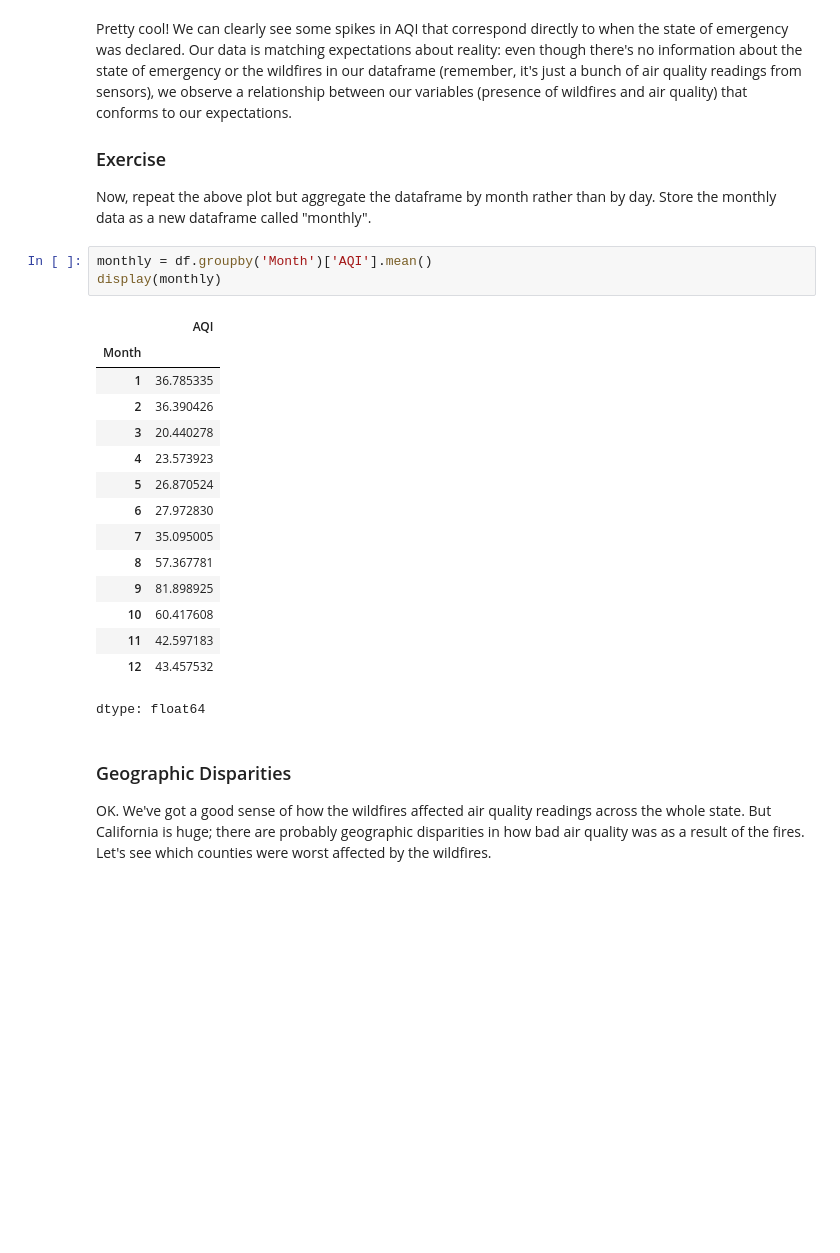
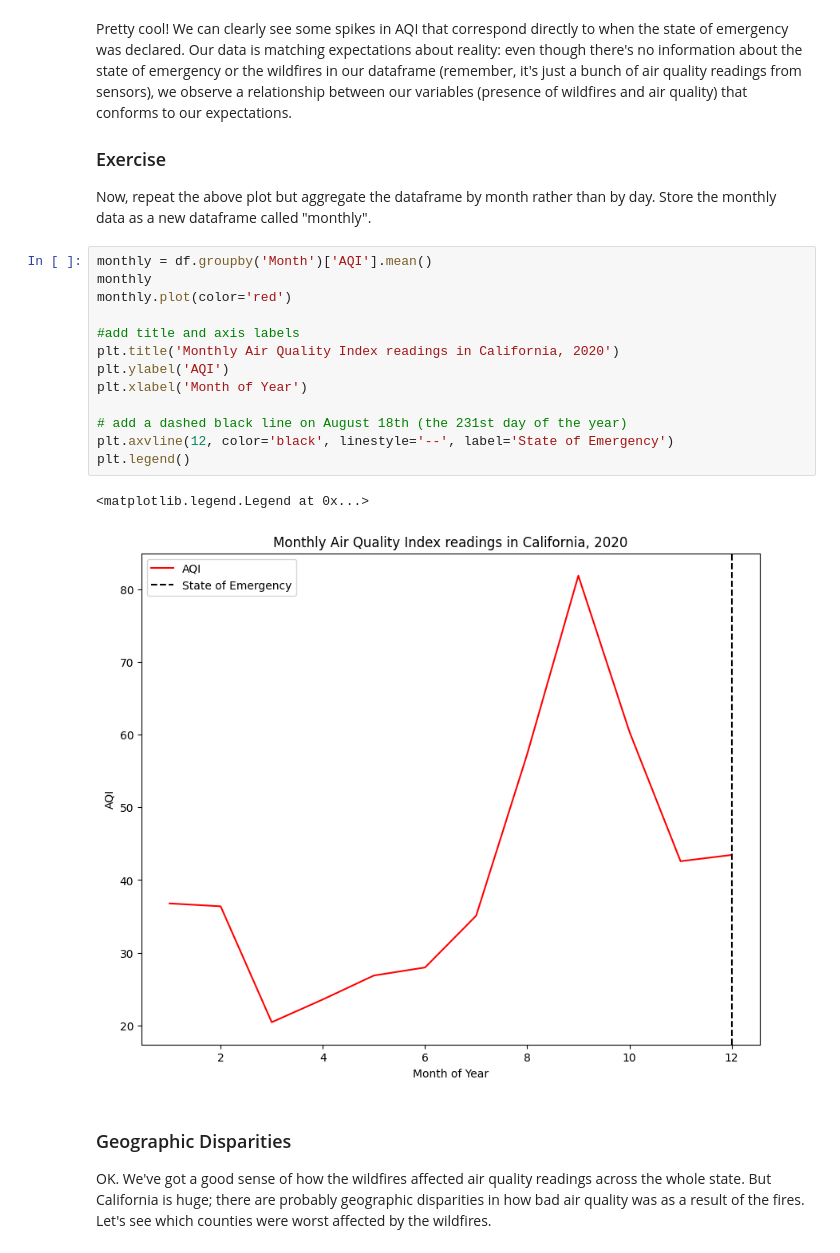
Before and after one commit to DiegoArgn/QM-2, a Jupyter notebook: w03_spatial_data.ipynb, the cells around one changed output. Drawn from its saved outputs; the diff is of its cells as text; blank space fills up the shorter version.

```diff
--- a/w03_spatial_data.ipynb
+++ b/w03_spatial_data.ipynb
@@ -197,25 +195,22 @@ Pretty cool! We can clearly see some spikes in AQI that correspond directly to w
 
 ### Exercise
 Now, repeat the above plot but aggregate the dataframe by month rather than by day. Store the monthly data as a new dataframe called "monthly".
-# %%
-monthly = df.groupby('Month')['AQI'].mean()
-display(monthly)
-# %% [output]
-|  | AQI |
-| Month |  |
-| 1 | 36.785335 |
-| 2 | 36.390426 |
-| 3 | 20.440278 |
-| 4 | 23.573923 |
-| 5 | 26.870524 |
-| 6 | 27.972830 |
-| 7 | 35.095005 |
-| 8 | 57.367781 |
-| 9 | 81.898925 |
-| 10 | 60.417608 |
-| 11 | 42.597183 |
-| 12 | 43.457532 |
-dtype: float64
+# %%
+monthly = df.groupby('Month')['AQI'].mean()
+monthly
+monthly.plot(color='red')
+
+#add title and axis labels
+plt.title('Monthly Air Quality Index readings in California, 2020')
+plt.ylabel('AQI')
+plt.xlabel('Month of Year')
+
+# add a dashed black line on August 18th (the 231st day of the year)
+plt.axvline(12, color='black', linestyle='--', label='State of Emergency')
+plt.legend()
+# %% [output]
+<matplotlib.legend.Legend at 0x...>
+[figure, added]
 # %% [markdown]
 ### Geographic Disparities
 
```
Also changed, not shown: parts of 16 cells of this notebook.
